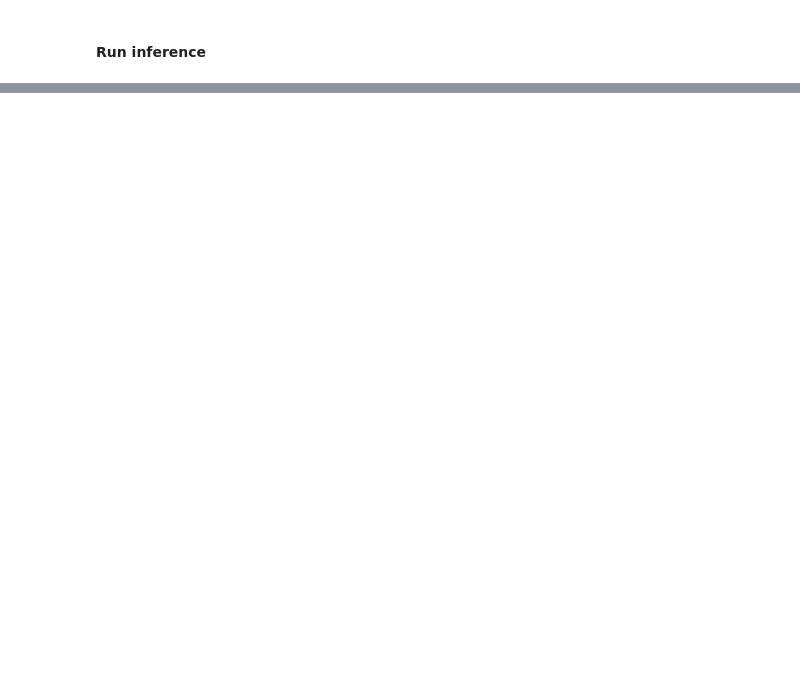
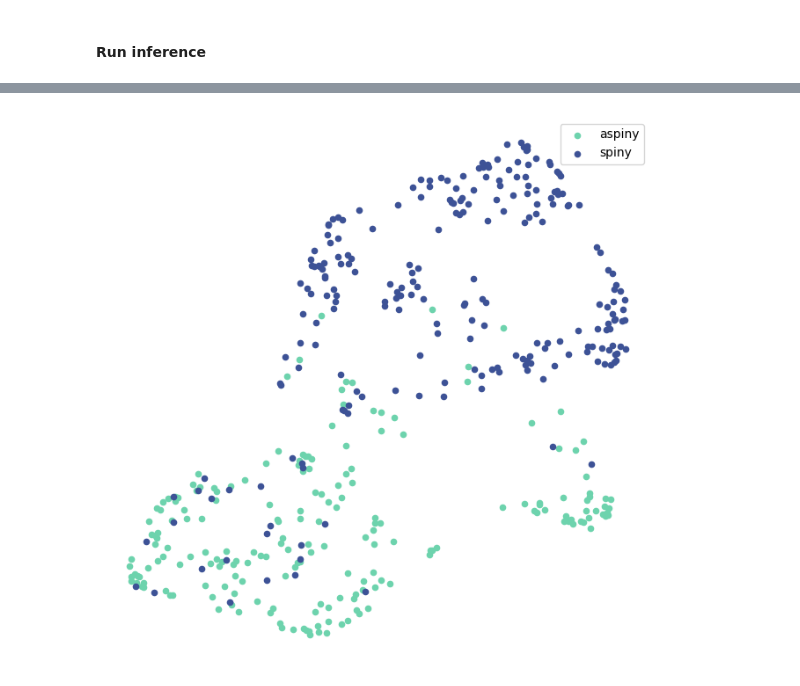
Before and after one commit to kpeez/ssl_neuron, a Jupyter notebook: ssl_neuron/demos/model_inference.ipynb, the cells around one changed output, grey strips where cells are left out. Cells and saved outputs as stored; diff of their text form; code cells hidden in the pictures; blank space fills up the shorter version.

```diff
--- a/ssl_neuron/demos/model_inference.ipynb
+++ b/ssl_neuron/demos/model_inference.ipynb
@@ -80,0 +126,13 @@ plot_tsne(z, np.concatenate([np.zeros(200, dtype=int), np.ones(230, dtype=int)])
+# %%
+from umap import UMAP
+
+z_umap = UMAP(n_components=2, n_neighbors=30, min_dist=0.1).fit_transform(latents)
+# %%
+plot_tsne(
+    z_umap,
+    np.concatenate([np.zeros(200, dtype=int), np.ones(230, dtype=int)]),
+    targets=["aspiny", "spiny"],
+    colors=[colors[1], colors[0]],
+)
+# %% [output]
+[figure, added]
```
Also changed, not shown: parts of 13 cells of this notebook, 2 other files.
